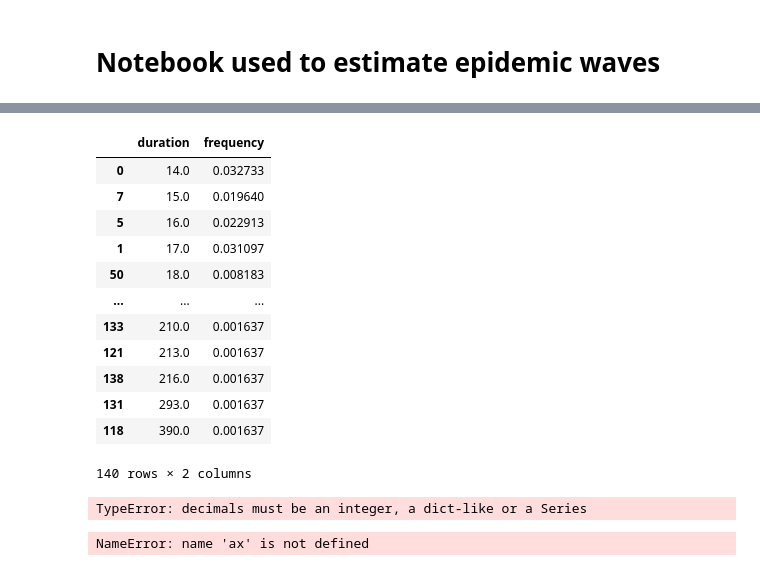
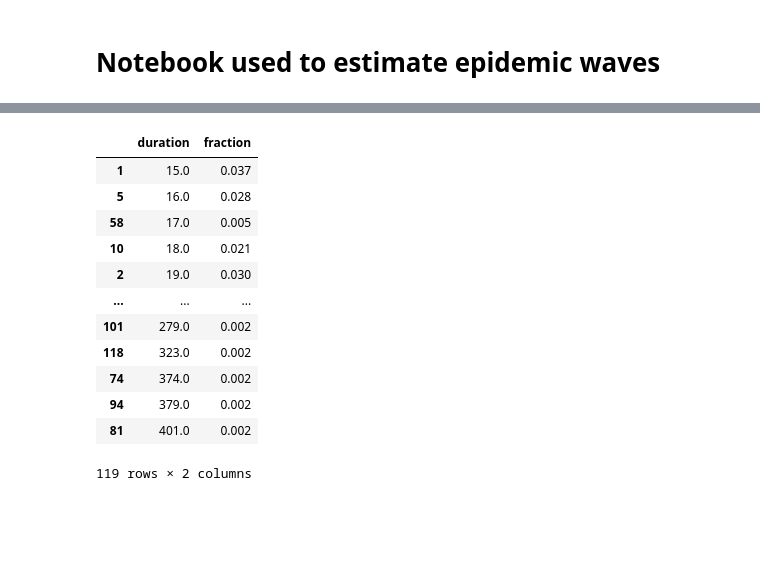
Before and after one commit to bendiknordeng/Epidemiologic-Strategies, a Jupyter notebook: waves_estimation.ipynb, the cells around one changed output, grey strips where cells are left out. Saved outputs shown, nothing was run; the diff lists cells and outputs as text; code cells hidden in the pictures; blank space fills up the shorter version.

```diff
--- a/waves_estimation.ipynb
+++ b/waves_estimation.ipynb
@@ -15,27 +16,20 @@ df = pd.read_csv('data/world_r_eff.csv',
 trend_length = 14
 logic_func = lambda r: reduce(lambda x, y: x + 1 if y else 0, r)
 # %%
-df_total = pd.DataFrame(columns=['country',	'date',	'R', 'increasing', 'decreasing', 'upward_slope_days', 'downward_slope_days' ])
+df_total = pd.DataFrame(columns=['country',	'date',	'R', 'upward_slope_days', 'downward_slope_days' ])
 for country in df.country.unique():
     print(country)
     df_country = df.loc[df['country'] == country]
 
     # counts number consecutive days with R>=1 for a give date
     ser = df.loc[df['country'] == country]['R'] >= 1
-    df_country['increasing'] = ser.expanding().apply(logic_func)
+    df_country['upward_slope_days'] = ser.expanding().apply(logic_func)
 
     # counts number consecutive days with R<1 for a give date
     ser = df_country['R'] < 1
-    df_country['decreasing'] = ser.expanding().apply(logic_func)
-
-    # # counts number consecutive days with upward slope
-    ser = df_country['increasing'] >= trend_length
-    df_country['upward_slope_days'] = ser.expanding().apply(logic_func)
-
-    # # counts number consecutive days with downward_slope
-    ser = df_country['decreasing'] >= trend_length
     df_country['downward_slope_days'] = ser.expanding().apply(logic_func)
 
+    df_country = df_country[(df_country.upward_slope_days > 14) | (df_country.downward_slope_days > 14)]
     # append df to total_df
     df_total = pd.concat([df_total, df_country])
 # %% [output]
@@ -94,42 +104,22 @@ df_total.loc[df_total['decreasing'] == 2394]
 # %%
 # counts downward slopes and finds duration of them
-ser = df_total['downward_slope_days'] > 0
+ser = df_total['downward_slope_days'] > 14
 count_down = df_total['downward_slope_days'] [ser & (ser != ser.shift(-1))].value_counts(normalize=True)
-count_down_df = count_down.to_frame().reset_index().rename(columns={'index':'duration','downward_slope_days':'fraction' })
-count_down_df.duration += 13
-count_down_df.round({'duration':0, 'fraction':2})
+count_down_df = count_down.reset_index().rename(columns={'index':'duration','downward_slope_days':'fraction' })
+count_down_df = count_down_df.round({'duration':0, 'fraction':3})
 count_down_df = count_down_df.sort_values(by=['duration'])
 count_down_df
 # %% [output]
-|  | duration | frequency |
-| 0 | 14.0 | 0.032733 |
-| 7 | 15.0 | 0.019640 |
-| 5 | 16.0 | 0.022913 |
-| 1 | 17.0 | 0.031097 |
-| 50 | 18.0 | 0.008183 |
+|  | duration | fraction |
+| 1 | 15.0 | 0.037 |
+| 5 | 16.0 | 0.028 |
+| 58 | 17.0 | 0.005 |
+| 10 | 18.0 | 0.021 |
+| 2 | 19.0 | 0.030 |
 | ... | ... | ... |
-| 133 | 210.0 | 0.001637 |
-| 121 | 213.0 | 0.001637 |
-| 138 | 216.0 | 0.001637 |
-| 131 | 293.0 | 0.001637 |
-| 118 | 390.0 | 0.001637 |
+| 101 | 279.0 | 0.002 |
+| 118 | 323.0 | 0.002 |
+| 74 | 374.0 | 0.002 |
+| 94 | 379.0 | 0.002 |
+| 81 | 401.0 | 0.002 |
-140 rows × 2 columns
+119 rows × 2 columns
-# %%
-# counts downward slopes and finds duration of them
-ser = df_total['upward_slope_days'] > 0
-count_up = df_total['upward_slope_days'] [ser & (ser != ser.shift(-1))].value_counts(normalize=True)
-count_up_df = count_up.to_frame().reset_index().rename(columns={'index':'duration','upward_slope_days':'fraction' })
-count_up_df.duration += 13
-count_up_df.round({'duration':0, 'fraction':2})
-count_up_df = count_up_df.sort_values(by=['duration'])
-count_up_df
-# %% [output]
-TypeError: decimals must be an integer, a dict-like or a Series
-# %%
-plt.bar(count_up_df['duration'], count_up_df['frequency'], color='b')
-ax.set_major_formatter(FormatStrFormatter('%.2f'))
-plt.title('Upward Periods')
-plt.xlabel('Duration (days)')
-plt.ylabel('Fraction')
-# %% [output]
-NameError: name 'ax' is not defined
```
Also changed, not shown: parts of 9 cells of this notebook.
